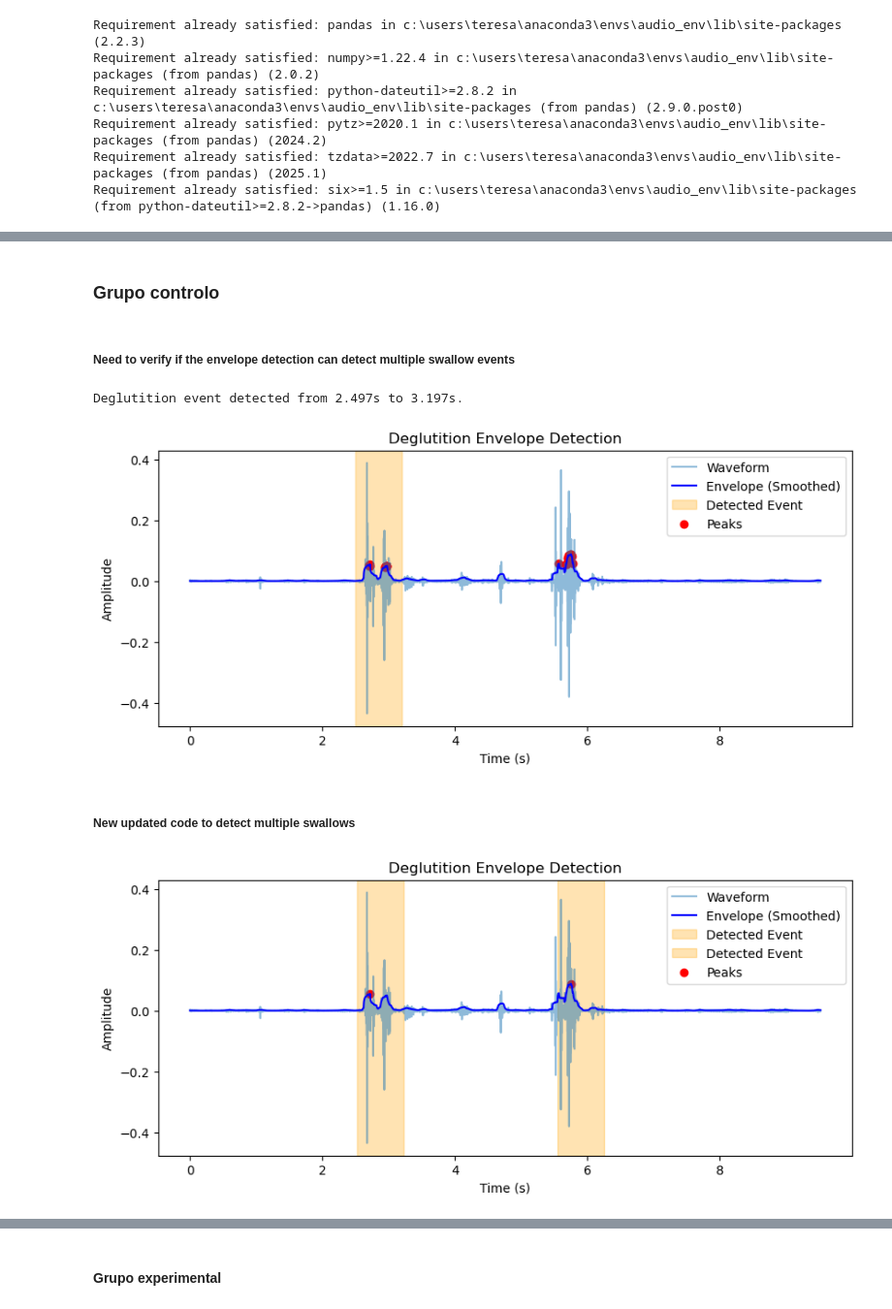
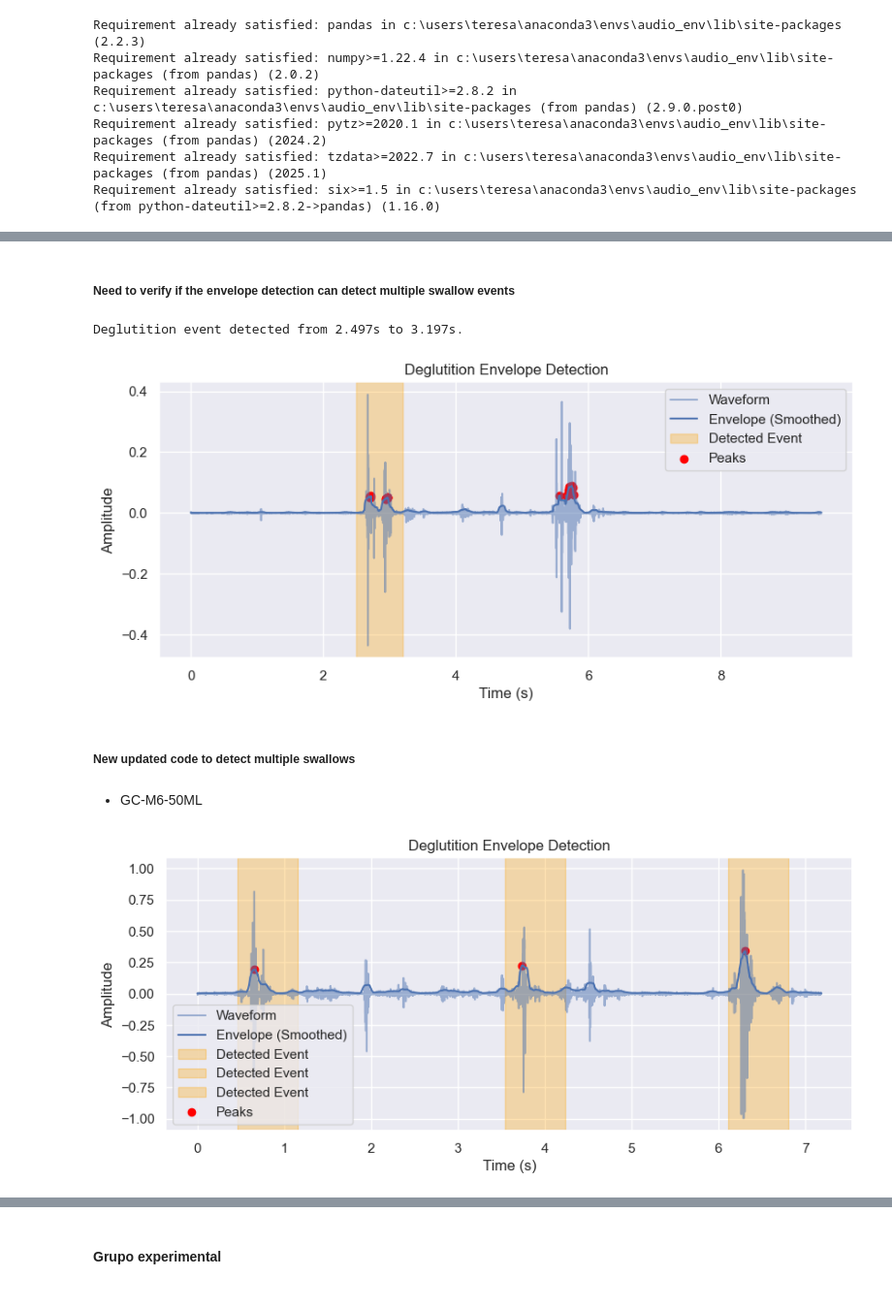
Before and after one commit to TTorres98/Swallowing-Detection, a Jupyter notebook: Audio_analysis/Audio_labeling.ipynb, the cells around one changed output, grey strips where cells are left out. Shown at 97% size. Saved outputs shown, nothing was run; the diff lists cells and outputs as text; code cells hidden in the pictures.

```diff
--- a/Audio_analysis/Audio_labeling.ipynb
+++ b/Audio_analysis/Audio_labeling.ipynb
@@ -154,7 +151,10 @@ import matplotlib.pyplot as plt
 # %%
 # Load the audio file
-audio_path = r"C:\Users\Teresa\Desktop\MBBAS (2ºano)\Tese\Audio_samples\GC_F1-3ml.wav"
+audio_path = r'C:\Users\Teresa\Desktop\MBBAS (2ºano)\Tese\Audio_samples\GC_F1-3ml.wav'
 y, sr = librosa.load(audio_path, sr=None)  # Load with original sampling rate
+
+# Set Seaborn style
+sns.set(style="darkgrid")
 
 # Compute envelope using the Hilbert transform
 analytic_signal = scipy.signal.hilbert(y)
@@ -185,8 +185,8 @@ if len(peak_times) > 0:
     plt.figure(figsize=(10, 4))
     time_axis = np.linspace(0, len(y) / sr, len(y))
 
-    plt.plot(time_axis, y, alpha=0.5, label="Waveform")
-    plt.plot(time_axis, smoothed_envelope, 'b', label="Envelope (Smoothed)")
+    sns.lineplot(x=time_axis, y=y, alpha=0.5, label="Waveform")
+    sns.lineplot(x=time_axis, y=smoothed_envelope, color='b', label="Envelope (Smoothed)")
 
     # Highlight deglutition event
     plt.axvspan(event_start, event_end, color='orange', alpha=0.3, label="Detected Event")
@@ -267,11 +207,12 @@ All results saved to deglutition_events.csv
-# %% [markdown]
-### Grupo controlo
 # %% [markdown]
 ##### Need to verify if the envelope detection can detect multiple swallow events
 # %%
 # Load the audio file
 audio_path = r"C:\Users\Teresa\Desktop\MBBAS (2ºano)\Tese\Audio_samples\GC_F2_50ML.wav"
-y, sr = librosa.load(audio_path, sr=None)  # Load with original sampling rate
+y, sr = librosa.load(audio_path, sr=None)
+
+# Set Seaborn style
+sns.set(style="darkgrid")
 
 # Compute envelope using the Hilbert transform
 analytic_signal = scipy.signal.hilbert(y)
@@ -283,8 +224,6 @@ smoothed_envelope = np.convolve(amplitude_envelope, np.ones(window_size)/window_
 
 # Detect peaks in the envelope
 peaks, _ = scipy.signal.find_peaks(smoothed_envelope, height=np.max(smoothed_envelope) * 0.5)
-
-# Convert peak indices to time values
 peak_times = peaks / sr
 
 # Extract start and end time of the deglutition event (assuming one main peak)
@@ -302,8 +241,8 @@ if len(peak_times) > 0:
     plt.figure(figsize=(10, 4))
     time_axis = np.linspace(0, len(y) / sr, len(y))
 
-    plt.plot(time_axis, y, alpha=0.5, label="Waveform")
-    plt.plot(time_axis, smoothed_envelope, 'b', label="Envelope (Smoothed)")
+    sns.lineplot(x=time_axis, y=y, alpha=0.5, label="Waveform")
+    sns.lineplot(x=time_axis, y=smoothed_envelope, color='b', label="Envelope (Smoothed)")
 
     # Highlight deglutition event
     plt.axvspan(event_start, event_end, color='orange', alpha=0.3, label="Detected Event")
@@ -320,46 +259,51 @@ else:
     print("No clear deglutition event detected.")
 # %% [output]
 Deglutition event detected from 2.497s to 3.197s.
-[figure, old version]
+[figure, new version]
 # %% [markdown]
 ##### New updated code to detect multiple swallows
+# %% [markdown]
+- GC-M6-50ML
 # %%
 # Load the audio file
-audio_path = r"C:\Users\Teresa\Desktop\MBBAS (2ºano)\Tese\Audio_samples\GC_F2_50ML.wav"
+audio_path = r"C:\Users\Teresa\Desktop\MBBAS (2ºano)\Tese\Audio_samples\GC-Recortes\GC-M6-50ML.wav"
 y, sr = librosa.load(audio_path, sr=None)
 
-# Compute envelope using Hilbert transform
+# Set Seaborn style
+sns.set(style="darkgrid")
+
+# Compute envelope using the Hilbert transform
 analytic_signal = scipy.signal.hilbert(y)
 amplitude_envelope = np.abs(analytic_signal)
 
 # Smooth the envelope with a moving average filter
 window_size = int(sr * 0.1)  # 100ms window
 smoothed_envelope = np.convolve(amplitude_envelope, np.ones(window_size)/window_size, mode='same')
 
 # Detect peaks in the envelope
 peaks, _ = scipy.signal.find_peaks(smoothed_envelope, height=np.max(smoothed_envelope) * 0.4, distance=sr*0.5)
 peak_times = peaks / sr
 
 # Extract start and end times for each detected event
 events = [(max(0, t - 0.2), min(len(y) / sr, t + 0.5)) for t in peak_times]
 
 # ---- PLOT WAVEFORM ----
 plt.figure(figsize=(10, 4))
 time_axis = np.linspace(0, len(y) / sr, len(y))
 
-plt.plot(time_axis, y, alpha=0.5, label="Waveform")
-plt.plot(time_axis, smoothed_envelope, 'b', label="Envelope (Smoothed)")
+sns.lineplot(x=time_axis, y=y, alpha=0.5, label="Waveform")
+sns.lineplot(x=time_axis, y=smoothed_envelope, color='b', label="Envelope (Smoothed)")
 
 # Highlight detected events
 for start, end in events:
     plt.axvspan(start, end, color='orange', alpha=0.3, label="Detected Event")
 
 # Mark detected peaks
 plt.scatter(peak_times, smoothed_envelope[peaks], color='red', label="Peaks")
 plt.xlabel("Time (s)")
 plt.ylabel("Amplitude")
 plt.legend()
 plt.title("Deglutition Envelope Detection")
 plt.show()
 # %% [output]
-[figure, old version]
+[figure, new version]
```
Also changed, not shown: parts of 26 cells of this notebook, 9 other files.
